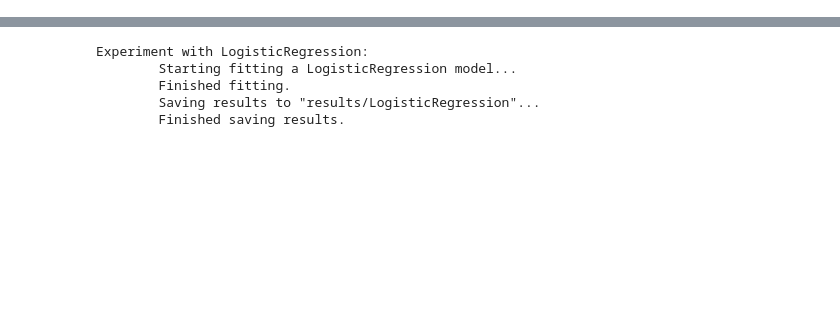
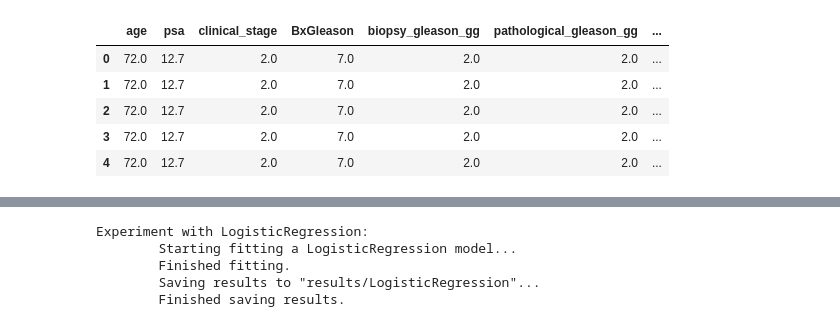
Before and after one commit to vytautas9/Tiriamasis_Projektas_3, a Jupyter notebook: ResearchProject3.ipynb, the cells around one changed output, grey strips where cells are left out. Drawn from its saved outputs; the diff is of its cells as text; code cells hidden in the pictures; blank space fills up the shorter version.

```diff
--- a/ResearchProject3.ipynb
+++ b/ResearchProject3.ipynb
@@ -131,0 +273,3 @@ data = read_prepare_initial_data(data_path)
+# %%
+# Train - test split
+X_train, X_test, y_train, y_test = split_and_prepare_data(data, time='survival_months', time_discrete='survival_months_discrete')
@@ -131,0 +289,10 @@ data = read_prepare_initial_data(data_path)
+# %%
+X_train.head()
+# reikia paziuret ar final X neturetu turet orginalaus "survival_months"
+# %% [output]
+|  | age | psa | clinical_stage | BxGleason | biopsy_gleason_gg | pathological_gleason_gg | ... |
+| 0 | 72.0 | 12.7 | 2.0 | 7.0 | 2.0 | 2.0 | ... |
+| 1 | 72.0 | 12.7 | 2.0 | 7.0 | 2.0 | 2.0 | ... |
+| 2 | 72.0 | 12.7 | 2.0 | 7.0 | 2.0 | 2.0 | ... |
+| 3 | 72.0 | 12.7 | 2.0 | 7.0 | 2.0 | 2.0 | ... |
+| 4 | 72.0 | 12.7 | 2.0 | 7.0 | 2.0 | 2.0 | ... |
```
Also changed, not shown: parts of 13 cells of this notebook.
